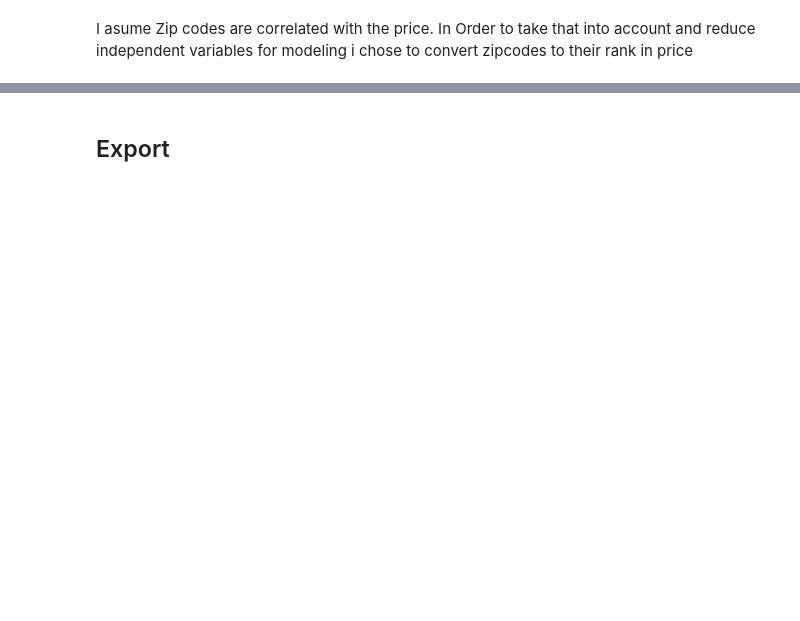
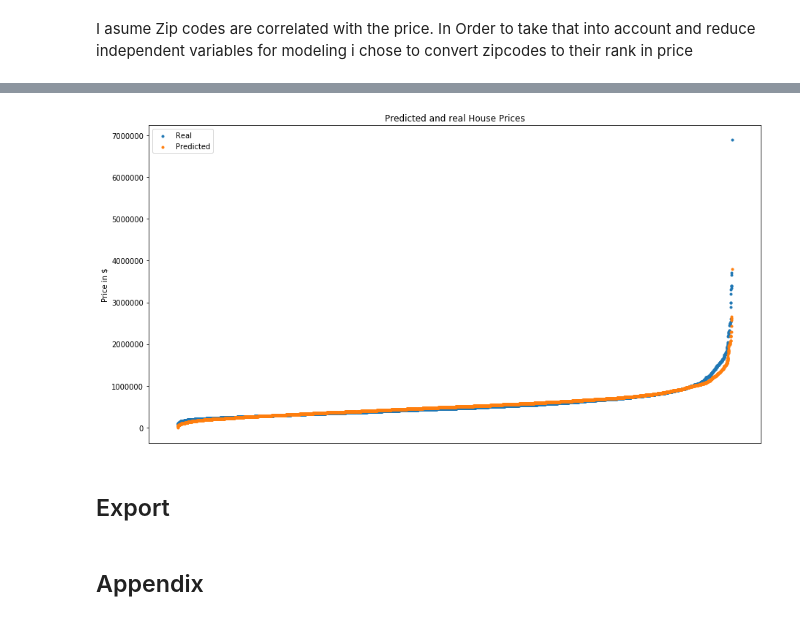
Before and after one commit to Pietrassyk/dsc-v2-mod1-final-project-nyc-ds-career-042219, a Jupyter notebook: student.ipynb, the cells around one changed output, grey strips where cells are left out. Saved outputs shown, nothing was run; the diff lists cells and outputs as text; code cells hidden in the pictures; blank space fills up the shorter version.

```diff
--- a/student.ipynb
+++ b/student.ipynb
@@ -332,0 +383,9 @@ cleaned_df.groupby("kind")["price","bedrooms","grade","qm_living","yr_built","fl
+# %%
+df=cleaned_df
+target = "price"
+predictors = ['waterfront','qm_above','qm_basement',"Zip_worth",'qm_living','qm_lot','bed__2', 'bed__3', 'bed__4',
+       'bed__5', 'bed__6+', 'bath__1', 'bath__2', 'bath__3', 'bath__4',
+       'bath__5+', 'flr__1.5', 'flr__2.0', 'flr__2.5', 'flr__3.0', 'flr__3.5','grd__2', 'grd__3', 'grd__4', 'grd__5', 'grd__6', 'grd__7', 'grd__8',
+       'grd__9', 'grd__10', 'grd__11', 'grd__12', 'grd__13']
+y=df[target]
+X=df[predictors]
@@ -332,0 +394,7 @@ cleaned_df.groupby("kind")["price","bedrooms","grade","qm_living","yr_built","fl
+# %%
+# train_test split
+from sklearn.linear_model import LinearRegression
+from sklearn.model_selection import train_test_split
+X_train, X_test, y_train , y_test = train_test_split(X,y, test_size=0.2)
+X = X_train
+y = y_train
@@ -332,0 +442,4 @@ cleaned_df.groupby("kind")["price","bedrooms","grade","qm_living","yr_built","fl
+# %%
+#build with sklearn for model evaluation
+model_sk = LinearRegression()
+model_sk.fit(X,y);
@@ -332,0 +448,9 @@ cleaned_df.groupby("kind")["price","bedrooms","grade","qm_living","yr_built","fl
+# %%
+# Calculat RMSE values
+
+y_train_pred = model_sk.predict(X_train)
+y_test_pred = model_sk.predict(X_test)
+
+from sklearn import metrics
+RMSE_train = np.sqrt(metrics.mean_squared_error(y_train,y_train_pred))
+RMSE_test = np.sqrt(metrics.mean_squared_error(y_test,y_test_pred))
@@ -333,2 +480,17 @@ cleaned_df.groupby("kind")["price","bedrooms","grade","qm_living","yr_built","fl
+# %%
+fig = plt.figure(figsize=(15,8))
+plt.scatter(y_test.sort_index().index,y_test.sort_values(), label = "Real", marker=".")
+plt.scatter(y_test.sort_index().index,pd.Series(y_test_pred).sort_values(), label = "Predicted", marker = ".");
+plt.title("Predicted and real House Prices")
+plt.tick_params(
+    axis='x',          # changes apply to the x-axis
+    which='both',      # both major and minor ticks are affected
+    bottom=False,      # ticks along the bottom edge are off
+    top=False,         # ticks along the top edge are off
+    labelbottom=False) # labels along the bottom edge are off
+plt.ylabel("Price in $")
+plt.legend();
+# %% [output]
+[figure, added]
 # %% [markdown]
 ## Export
@@ -336,0 +501,2 @@ cleaned_df.to_csv("cleaned_df_export.csv")
+# %% [markdown]
+## Appendix
```
Also changed, not shown: parts of 54 cells of this notebook, 1 other file.
